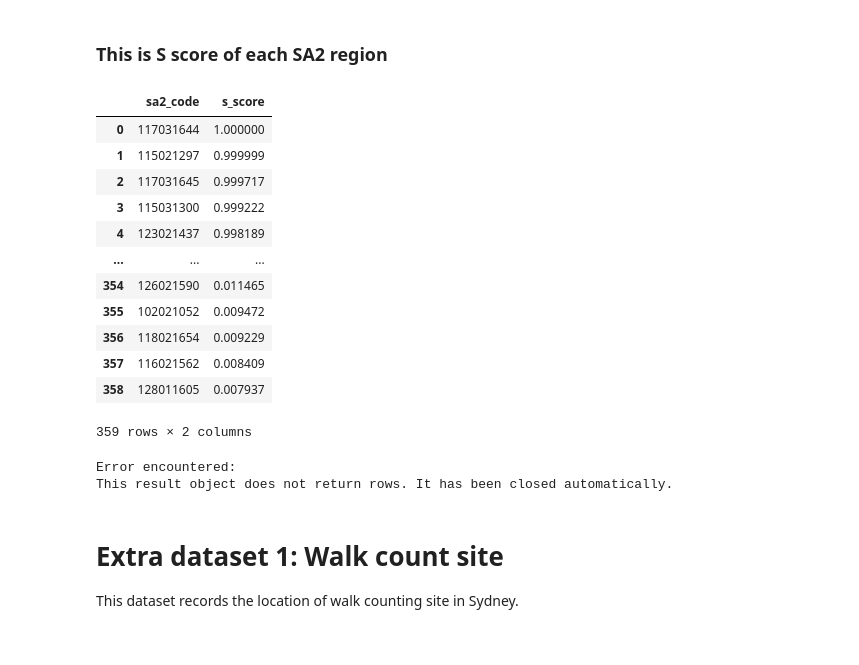
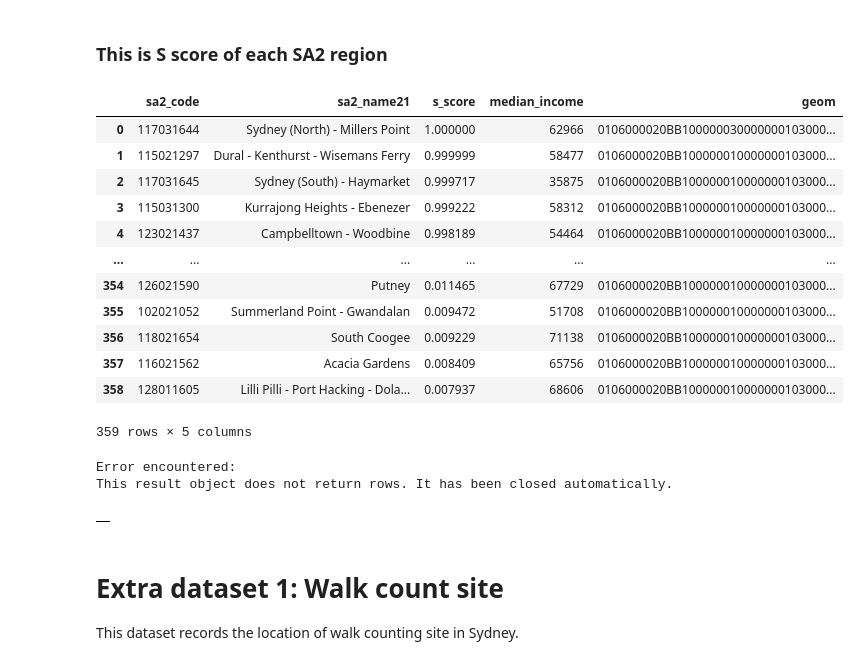
Before and after one commit to YuruYuriFans/DATA2001, a Jupyter notebook: Assignment.ipynb, the cells around one changed output. Drawn from its saved outputs; the diff is of its cells as text; code cells hidden in the pictures.

```diff
--- a/Assignment.ipynb
+++ b/Assignment.ipynb
@@ -993,26 +1002,36 @@ This result object does not return rows. It has been closed automatically.
 ### This is S score of each SA2 region
 # %%
 sql = """
-SELECT * FROM sa2_s_scores
-order by s_score DESC
+SELECT
+    s.sa2_code,
+    s.sa2_name21,
+    s.s_score,
+    i.median_income,
+    s.geom
+FROM
+    sa2_s_scores s
+JOIN
+    income i on s.sa2_code = i.sa2_code21
+order by s.s_score DESC
 """
 query(conn, sql)
 # %% [output]
-|  | sa2_code | s_score |
-| 0 | 117031644 | 1.000000 |
-| 1 | 115021297 | 0.999999 |
-| 2 | 117031645 | 0.999717 |
-| 3 | 115031300 | 0.999222 |
-| 4 | 123021437 | 0.998189 |
-| ... | ... | ... |
-| 354 | 126021590 | 0.011465 |
-| 355 | 102021052 | 0.009472 |
-| 356 | 118021654 | 0.009229 |
-| 357 | 116021562 | 0.008409 |
-| 358 | 128011605 | 0.007937 |
+|  | sa2_code | sa2_name21 | s_score | median_income | geom |
+| 0 | 117031644 | Sydney (North) - Millers Point | 1.000000 | 62966 | 0106000020BB100000030000000103000... |
+| 1 | 115021297 | Dural - Kenthurst - Wisemans Ferry | 0.999999 | 58477 | 0106000020BB100000010000000103000... |
+| 2 | 117031645 | Sydney (South) - Haymarket | 0.999717 | 35875 | 0106000020BB100000010000000103000... |
+| 3 | 115031300 | Kurrajong Heights - Ebenezer | 0.999222 | 58312 | 0106000020BB100000010000000103000... |
+| 4 | 123021437 | Campbelltown - Woodbine | 0.998189 | 54464 | 0106000020BB100000010000000103000... |
+| ... | ... | ... | ... | ... | ... |
+| 354 | 126021590 | Putney | 0.011465 | 67729 | 0106000020BB100000010000000103000... |
+| 355 | 102021052 | Summerland Point - Gwandalan | 0.009472 | 51708 | 0106000020BB100000010000000103000... |
+| 356 | 118021654 | South Coogee | 0.009229 | 71138 | 0106000020BB100000010000000103000... |
+| 357 | 116021562 | Acacia Gardens | 0.008409 | 65756 | 0106000020BB100000010000000103000... |
+| 358 | 128011605 | Lilli Pilli - Port Hacking - Dola... | 0.007937 | 68606 | 0106000020BB100000010000000103000... |
-359 rows × 2 columns
+359 rows × 5 columns
 # %%
 # drop all intermediate tables
+'''
 sql = """
 DROP TABLE IF EXISTS sydney.region_stop_counts;
 DROP TABLE IF EXISTS sydney.region_polling_counts;
@@ -1021,13 +1040,12 @@ DROP TABLE IF EXISTS sydney.region_businesses_counts;
 DROP TABLE IF EXISTS sydney.region_population_counts;
 """
 query(conn, sql)
-
+'''
 # close connection
-conn.close()
-db.dispose()
 # %% [output]
 Error encountered:
 This result object does not return rows. It has been closed automatically.
+|  |
 # %% [markdown]
 # Extra dataset 1: Walk count site
 This dataset records the location of walk counting site in Sydney.
```
Also changed, not shown: parts of 8 cells of this notebook.
